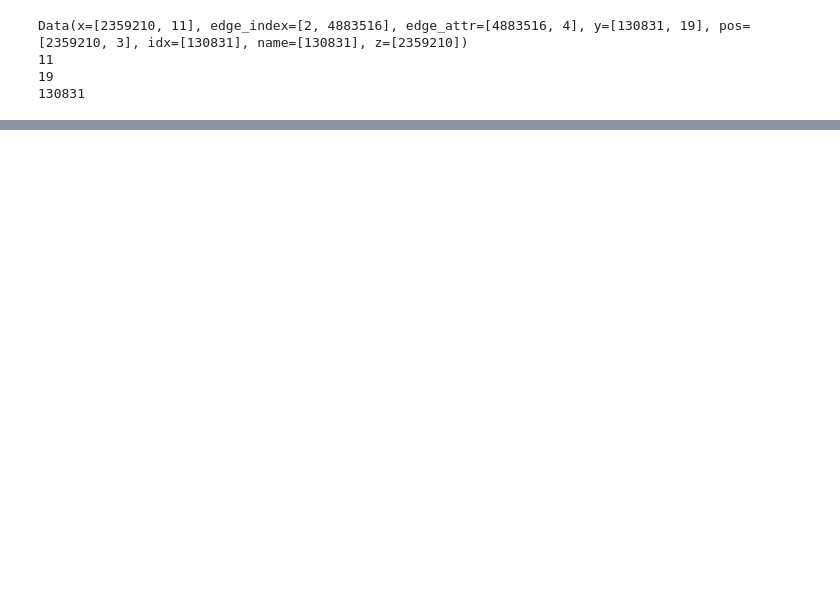
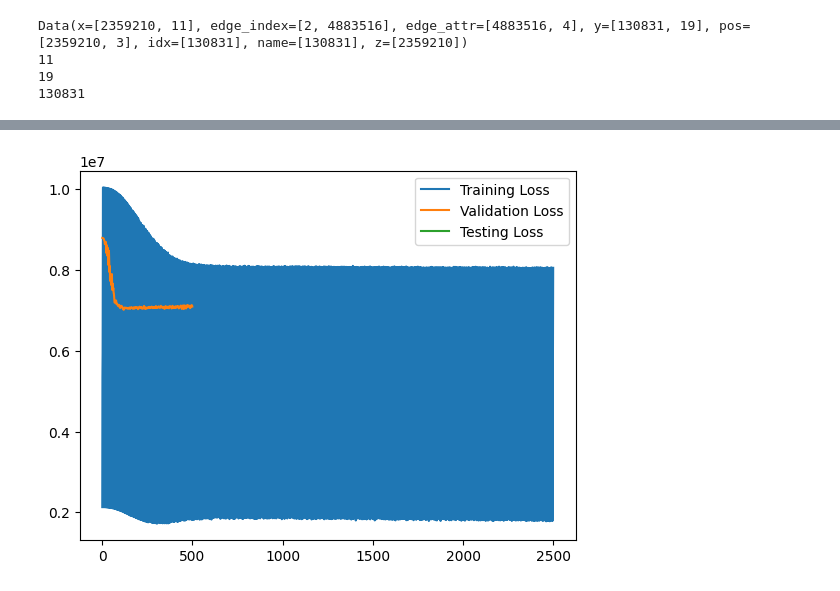
Before and after one commit to sohan-naidu/GNN, a Jupyter notebook: test.ipynb, the cells around one changed output, grey strips where cells are left out. Saved outputs shown, nothing was run; the diff lists cells and outputs as text; code cells hidden in the pictures; blank space fills up the shorter version.

Commit message:
attempt training, horrible performance

```diff
--- a/test.ipynb
+++ b/test.ipynb
@@ -132,0 +146,11 @@ train_loader = DataLoader(train_dataset, batch_size=128, shuffle=True)
+# %%
+train_losses = []
+val_losses = []
+test_losses = []
+# %%
+def plot_losses():
+    plt.plot(train_losses, label="Training Loss")
+    plt.plot(val_losses, label="Validation Loss")
+    plt.plot(test_losses, label="Testing Loss")
+    plt.legend()
+    plt.show()
@@ -192,0 +237,4 @@ KeyboardInterrupt:
+# %%
+plot_losses()
+# %% [output]
+[figure, added]
```
Also changed, not shown: parts of 16 cells of this notebook.
